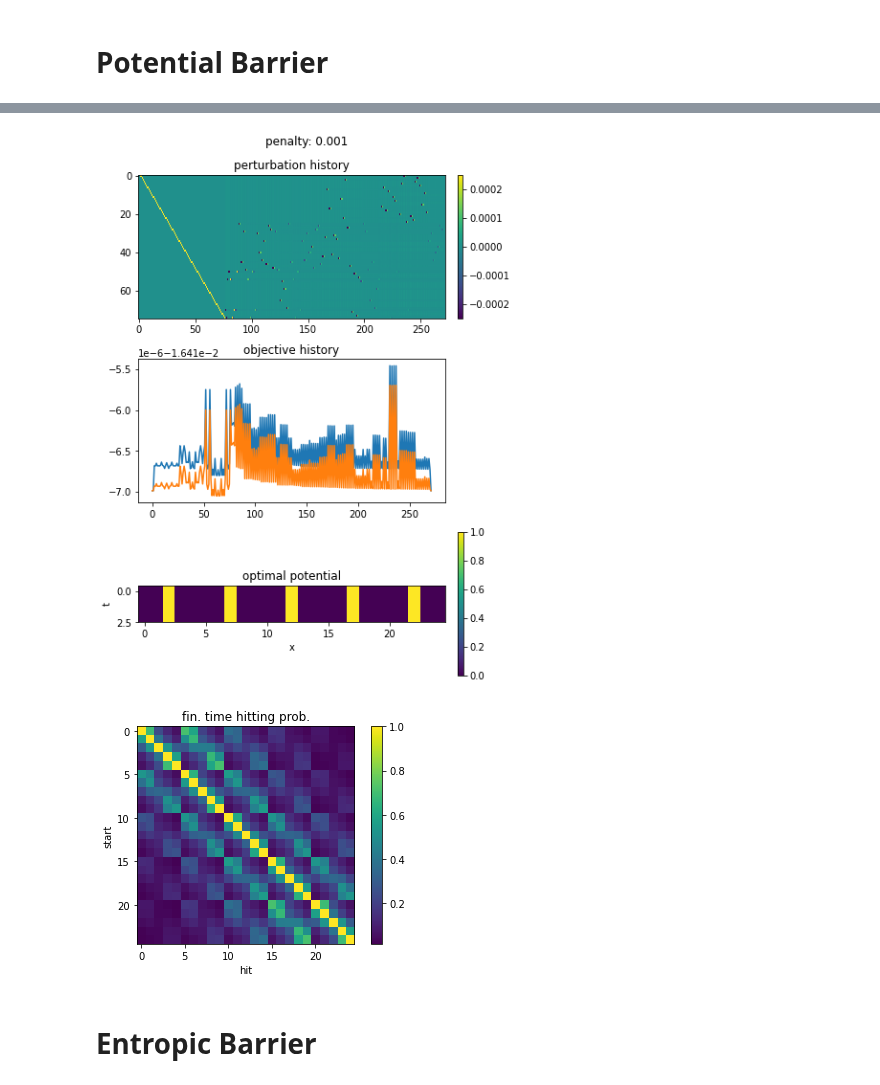
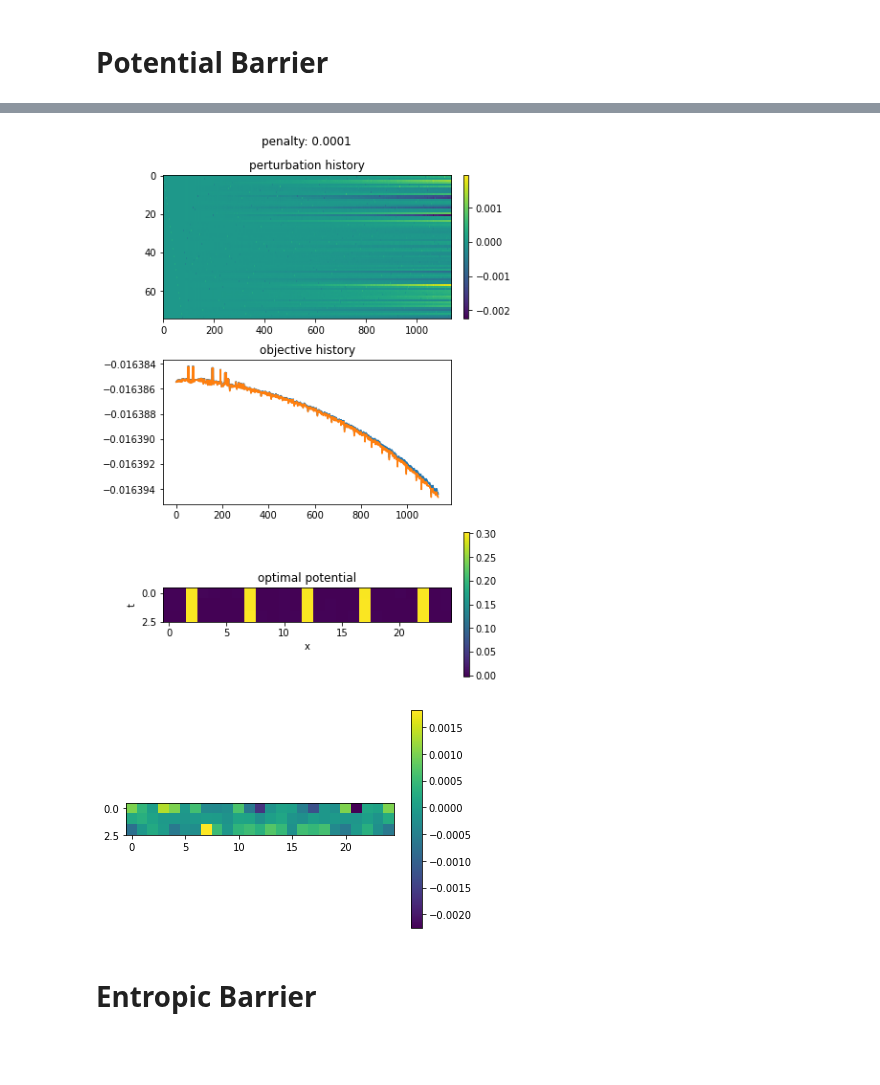
Before and after one commit to axsk/augmented-jump-chain, a Jupyter notebook: study_flat.ipynb, the cells around one changed output, grey strips where cells are left out. Cells and saved outputs as stored; diff of their text form; code cells hidden in the pictures; blank space fills up the shorter version.

```diff
--- a/study_flat.ipynb
+++ b/study_flat.ipynb
@@ -48,7 +59,7 @@ As expected, no perturbation is necessary for optimal coverage
 # Potential Barrier
 # %%
 U_p = U.copy()
-U_p[:,2] = 1
+U_p[:,2] = 0.3
 s_p = sqra.sqra2d(U_p)
 s_p.plot()
 # %% [output]
@@ -57,3 +68,3 @@ s_p.plot()
 # %%
-o_p=optim.SqraOptimNonaut(s_p, ts, penalty = 0.001)
+o_p=optim.SqraOptim(s_p, ts, penalty = 0.0001)
 # %%
@@ -81,11 +92,11 @@ Wall time: 39.3 s
 # %%
 o_p.plot()
 # %% [output]
-[figure, old version]
+[figure, new version]
 # %%
-o_p.plot_fin_hit_prob()
+o_p.plot_perturbation()
 # %% [output]
-[figure, old version]
+[figure, new version]
 # %% [markdown]
 # Entropic Barrier
 # %%
```
Also changed, not shown: parts of 22 cells of this notebook, 3 other files.
